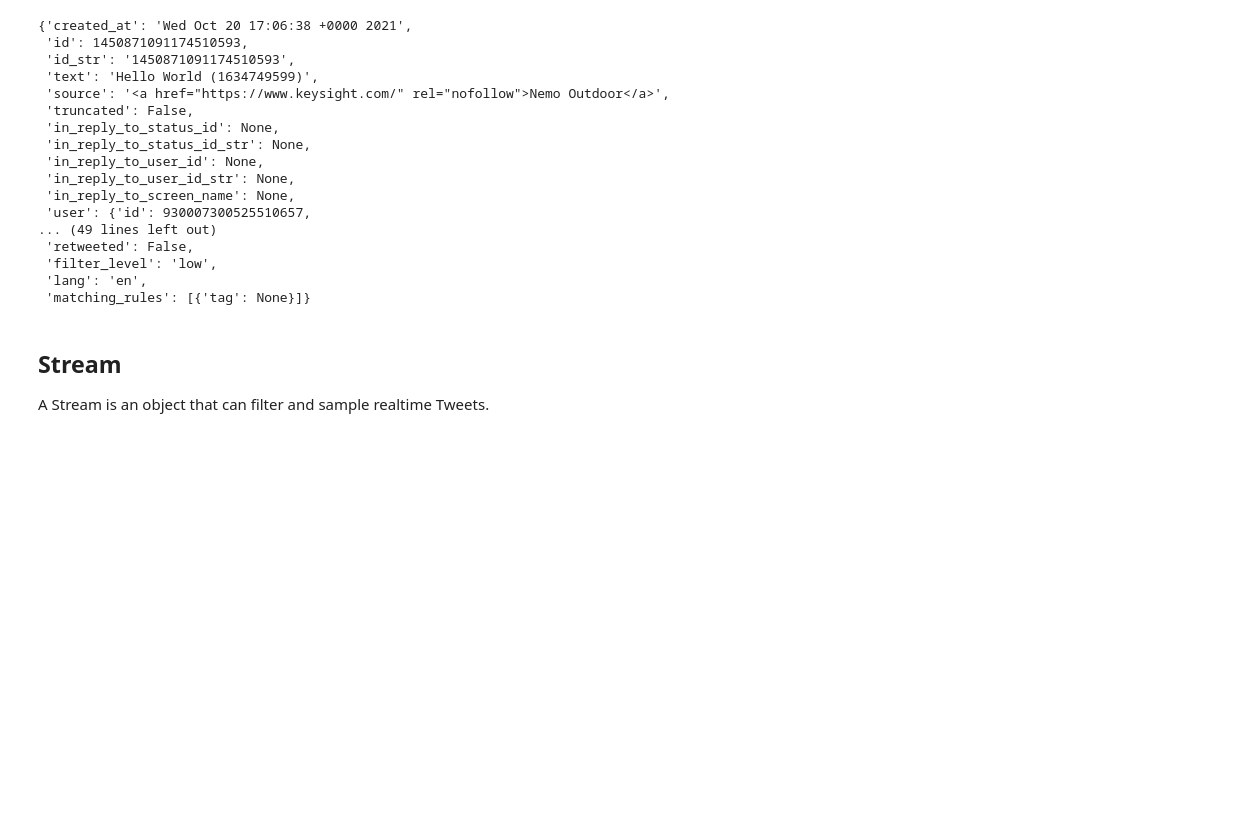
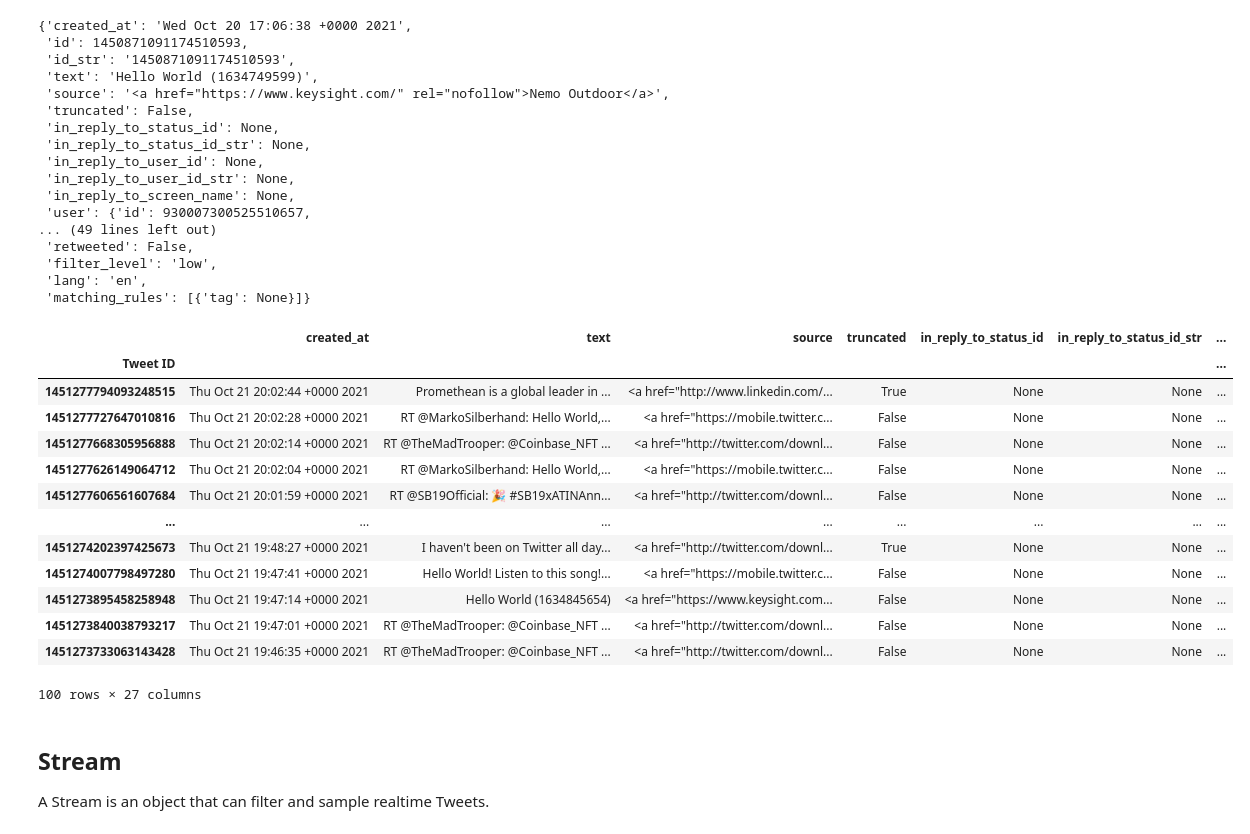
Before and after one commit to rethink-media/rethink-twitter, a Jupyter notebook: notebooks/exploration.ipynb, the cells around one changed output. Drawn from its saved outputs; the diff is of its cells as text; code cells hidden in the pictures; blank space fills up the shorter version.

```diff
--- a/notebooks/exploration.ipynb
+++ b/notebooks/exploration.ipynb
@@ -294,6 +363,64 @@ response_full[0]._json
  'filter_level': 'low',
  'lang': 'en',
  'matching_rules': [{'tag': None}]}
+# %%
+def search_full(query, start_date=None, end_date=None, max_results=20):
+    # initializing API v1.1 instance
+    api_1 = init_api_1()
+
+    # parsing dates passed into function
+    from dateutil import parser
+    if start_date:
+        start_date = parser.parse(start_date)
+    if end_date:
+        end_date = parser.parse(end_date)
+
+    # retrieving Tweets from the past 30 days relevant to query
+    response = api_1.search_full_archive(label="full",
+                                         query=f"{query} lang:en",
+                                         fromDate=start_date,
+                                         toDate=end_date,
+                                         maxResults=max_results)
+
+    # creating DataFrame of Tweets
+    import pandas as pd
+
+    tweet_fields = list(response[0]._json.keys())
+    tweet_fields.remove('id')
+    tweet_fields.remove('id_str')
+    tweets = pd.DataFrame(columns=tweet_fields)
+    tweets.index.name = "Tweet ID"
+
+    for i in range(len(response)):
+        tweet = response[i]
+
+        # retrieving and formatting JSON of Tweet data for DataFrame
+        tweet_data = tweet._json
+        tweet_id = tweet_data['id']
+        del tweet_data['id']
+        del tweet_data['id_str']
+
+        tweets.loc[tweet_id] = tweet_data
+
+    return tweets
+# %%
+test_full = search_full("hello world", max_results=100)
+test_full
+# %% [output]
+|  | created_at | text | source | truncated | in_reply_to_status_id | in_reply_to_status_id_str | ... |
+| Tweet ID |  |  |  |  |  |  | ... |
+| 1451277794093248515 | Thu Oct 21 20:02:44 +0000 2021 | Promethean is a global leader in ... | <a href="http://www.linkedin.com/... | True | None | None | ... |
+| 1451277727647010816 | Thu Oct 21 20:02:28 +0000 2021 | RT @MarkoSilberhand: Hello World,... | <a href="https://mobile.twitter.c... | False | None | None | ... |
+| 1451277668305956888 | Thu Oct 21 20:02:14 +0000 2021 | RT @TheMadTrooper: @Coinbase_NFT ... | <a href="http://twitter.com/downl... | False | None | None | ... |
+| 1451277626149064712 | Thu Oct 21 20:02:04 +0000 2021 | RT @MarkoSilberhand: Hello World,... | <a href="https://mobile.twitter.c... | False | None | None | ... |
+| 1451277606561607684 | Thu Oct 21 20:01:59 +0000 2021 | RT @SB19Official: 🎉 #SB19xATINAnn... | <a href="http://twitter.com/downl... | False | None | None | ... |
+| ... | ... | ... | ... | ... | ... | ... | ... |
+| 1451274202397425673 | Thu Oct 21 19:48:27 +0000 2021 | I haven't been on Twitter all day... | <a href="http://twitter.com/downl... | True | None | None | ... |
+| 1451274007798497280 | Thu Oct 21 19:47:41 +0000 2021 | Hello World! Listen to this song!... | <a href="https://mobile.twitter.c... | False | None | None | ... |
+| 1451273895458258948 | Thu Oct 21 19:47:14 +0000 2021 | Hello World (1634845654) | <a href="https://www.keysight.com... | False | None | None | ... |
+| 1451273840038793217 | Thu Oct 21 19:47:01 +0000 2021 | RT @TheMadTrooper: @Coinbase_NFT ... | <a href="http://twitter.com/downl... | False | None | None | ... |
+| 1451273733063143428 | Thu Oct 21 19:46:35 +0000 2021 | RT @TheMadTrooper: @Coinbase_NFT ... | <a href="http://twitter.com/downl... | False | None | None | ... |
+100 rows × 27 columns
 # %% [markdown]
 ## Stream
 
```
Also changed, not shown: parts of 10 cells of this notebook.
